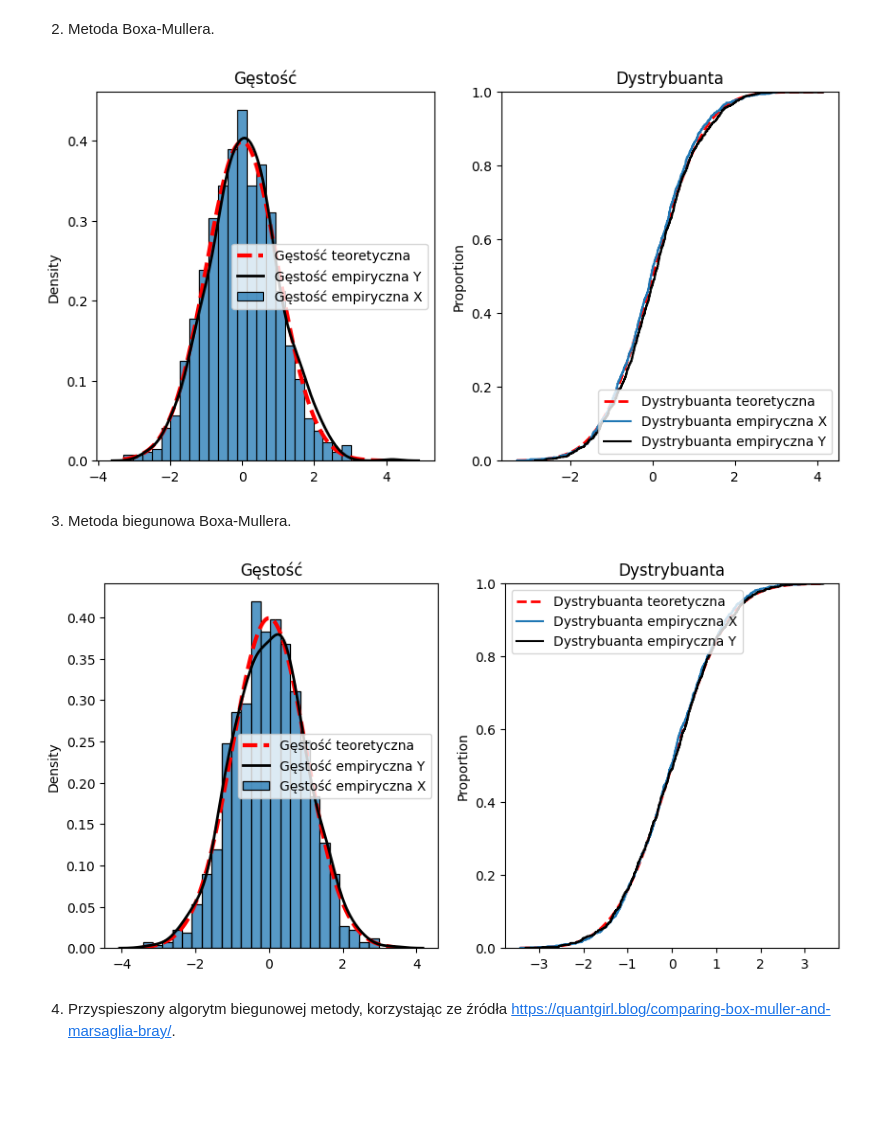
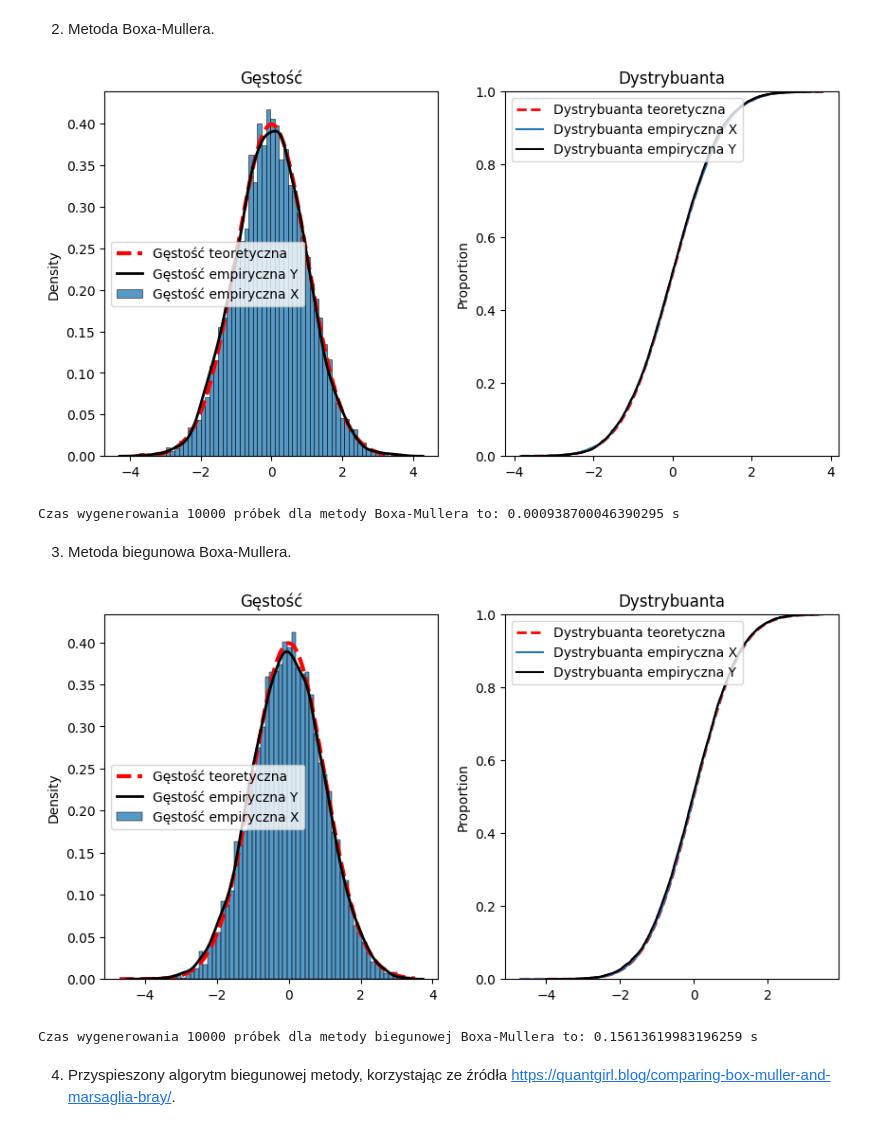
Before and after one commit to mathieuboro/symulacje, a Jupyter notebook: Raport_Sym.ipynb, the cells around one changed output. Cells and saved outputs as stored; diff of their text form; code cells hidden in the pictures; blank space fills up the shorter version.

```diff
--- a/Raport_Sym.ipynb
+++ b/Raport_Sym.ipynb
@@ -7,5 +10,6 @@ import seaborn as sns
 from scipy.stats import norm
 import math
 import pandas as pd
+import timeit
 
-n = 1000
+n = 10000
@@ -58,32 +96,36 @@ def BoxMuller(n):
     Y = np.sqrt(-2 * np.log(U1)) * np.sin(2 * np.pi * U2)
     return X, Y
 # %%
-x, y = BoxMuller(n)
+x1, y1 = BoxMuller(n)
+time_box_muller = timeit.timeit(lambda: BoxMuller(n), number = 1)
 
-x_theor = np.linspace(min(np.concatenate([x, y])), max(np.concatenate([x, y])), n)
+
+x_theor = np.linspace(min(np.concatenate([x1, y1])), max(np.concatenate([x1, y1])), n)
 y_theor_cdf = norm.cdf(x_theor, 0, 1)
 y_theor_pdf = norm.pdf(x_theor, 0, 1)
 
 plt.figure(figsize=(10, 5))
 plt.subplot(1, 2, 1)
 plt.plot(
     x_theor, y_theor_pdf, linestyle="dashed", color="r", linewidth=3, label="Gęstość teoretyczna"
 )
-sns.histplot(x, stat="density", label="Gęstość empiryczna X")
-sns.kdeplot(y, label="Gęstość empiryczna Y", color="k", linewidth=2)
+sns.histplot(x1, stat="density", label="Gęstość empiryczna X")
+sns.kdeplot(y1, label="Gęstość empiryczna Y", color="k", linewidth=2)
 plt.title("Gęstość")
 plt.legend()
 plt.subplot(1, 2, 2)
 plt.plot(
     x_theor, y_theor_cdf, linestyle="dashed", color="r", linewidth=2, label="Dystrybuanta teoretyczna"
 )
-sns.ecdfplot(x, label="Dystrybuanta empiryczna X")
-sns.ecdfplot(y, color="k", label="Dystrybuanta empiryczna Y")
+sns.ecdfplot(x1, label="Dystrybuanta empiryczna X")
+sns.ecdfplot(y1, color="k", label="Dystrybuanta empiryczna Y")
 plt.title("Dystrybuanta")
 plt.legend()
 plt.show()
+print('Czas wygenerowania {} próbek dla metody Boxa-Mullera to:'.format(n),time_box_muller,'s' )
 # %% [output]
-[figure, old version]
+[figure, new version]
+Czas wygenerowania 10000 próbek dla metody Boxa-Mullera to: 0.000938700046390295 s
 # %% [markdown]
 3. Metoda biegunowa Boxa-Mullera.
 # %%
@@ -100,9 +142,11 @@ def polar_BoxMuller(n):
             samples_y.append(V2 * factor)
     return np.array(samples_x), np.array(samples_y)
 # %%
-x, y = polar_BoxMuller(n)
+x2, y2 = polar_BoxMuller(n)
+time_polar_box_muller = timeit.timeit(lambda: polar_BoxMuller(n), number = 1)
 
-x_theor = np.linspace(min(np.concatenate([x, y])), max(np.concatenate([x, y])), n)
+
+x_theor = np.linspace(min(np.concatenate([x2, y2])), max(np.concatenate([x2, y2])), n)
 y_theor_cdf = norm.cdf(x_theor, 0, 1)
 y_theor_pdf = norm.pdf(x_theor, 0, 1)
 
@@ -111,21 +155,24 @@ plt.subplot(1, 2, 1)
 plt.plot(
     x_theor, y_theor_pdf, linestyle="dashed", color="r", linewidth=3, label="Gęstość teoretyczna"
 )
-sns.histplot(x, stat="density", label="Gęstość empiryczna X")
-sns.kdeplot(y, label="Gęstość empiryczna Y", color="k", linewidth=2)
+sns.histplot(x2, stat="density", label="Gęstość empiryczna X")
+sns.kdeplot(y2, label="Gęstość empiryczna Y", color="k", linewidth=2)
 plt.title("Gęstość")
 plt.legend()
 plt.subplot(1, 2, 2)
 plt.plot(
     x_theor, y_theor_cdf, linestyle="dashed", color="r", linewidth=2, label="Dystrybuanta teoretyczna"
 )
-sns.ecdfplot(x, label="Dystrybuanta empiryczna X")
-sns.ecdfplot(y, color="k", label="Dystrybuanta empiryczna Y")
+sns.ecdfplot(x2, label="Dystrybuanta empiryczna X")
+sns.ecdfplot(y2, color="k", label="Dystrybuanta empiryczna Y")
 plt.title("Dystrybuanta")
 plt.legend()
 plt.show()
+
+print('Czas wygenerowania {} próbek dla metody biegunowej Boxa-Mullera to:'.format(n),time_polar_box_muller,'s' )
 # %% [output]
-[figure, old version]
+[figure, new version]
+Czas wygenerowania 10000 próbek dla metody biegunowej Boxa-Mullera to: 0.15613619983196259 s
 # %% [markdown]
 4. Przyspieszony algorytm biegunowej metody, korzystając ze źródła https://quantgirl.blog/comparing-box-muller-and-marsaglia-bray/.
 # %%
```
Also changed, not shown: parts of 20 cells of this notebook.
